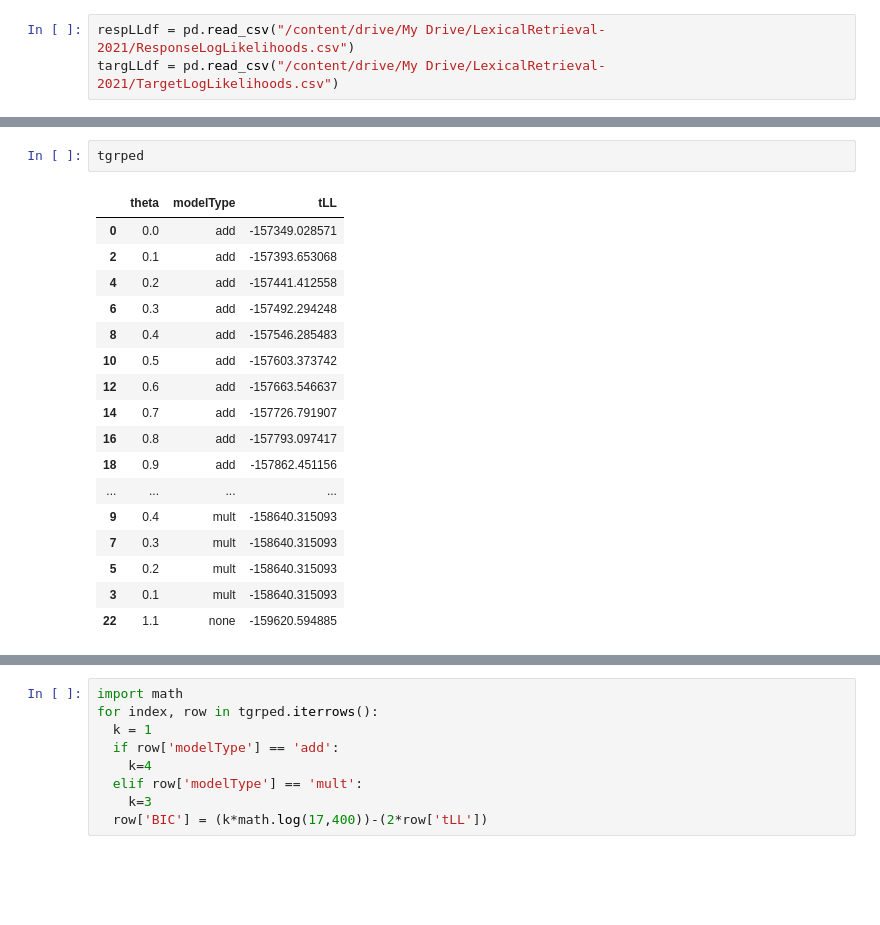
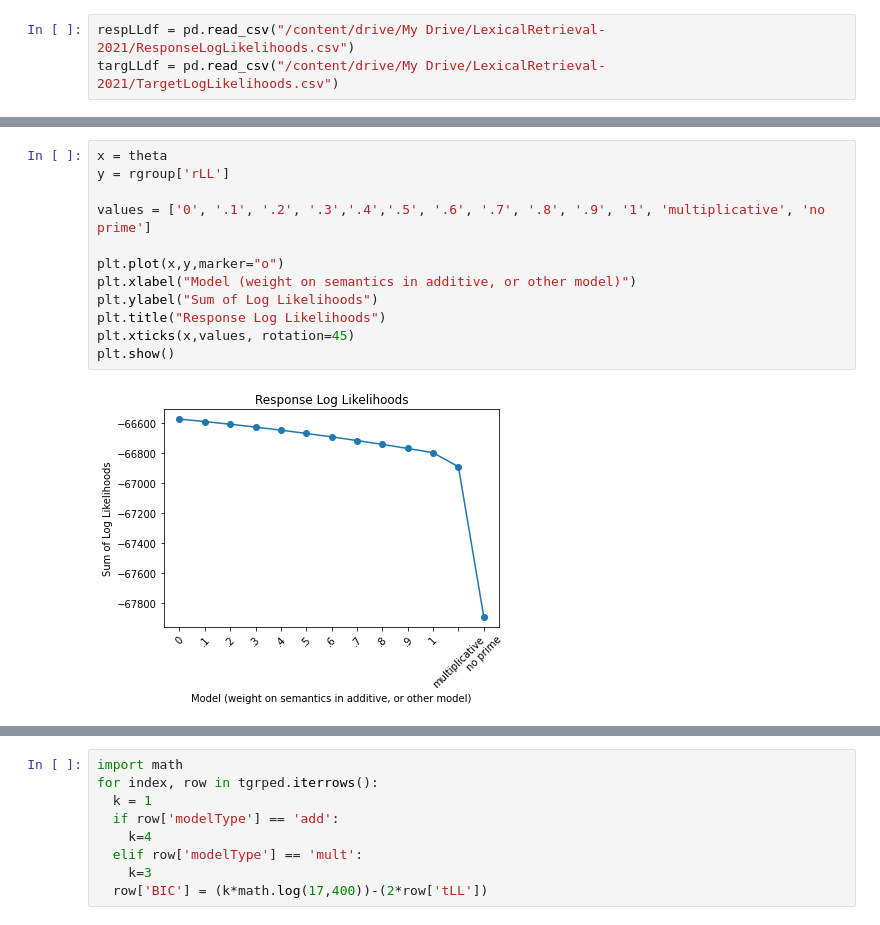
Before and after one commit to abhilasha-kumar/modeling-lexical-retrieval, a Jupyter notebook: LexicalRetrieval.ipynb, the cells around one changed output, grey strips where cells are left out. Cells and saved outputs as stored; diff of their text form; blank space fills up the shorter version.

Commit message:
log likelihood plots

```diff
--- a/LexicalRetrieval.ipynb
+++ b/LexicalRetrieval.ipynb
@@ -1139,20 +1197,14 @@ tgrped = targLLdf[['theta', 'modelType', 'tLL']].groupby(['theta', 'modelType'],
-# %%
-tgrped
-# %% [output]
-|  | theta | modelType | tLL |
-| 0 | 0.0 | add | -157349.028571 |
-| 2 | 0.1 | add | -157393.653068 |
-| 4 | 0.2 | add | -157441.412558 |
-| 6 | 0.3 | add | -157492.294248 |
-| 8 | 0.4 | add | -157546.285483 |
-| 10 | 0.5 | add | -157603.373742 |
-| 12 | 0.6 | add | -157663.546637 |
-| 14 | 0.7 | add | -157726.791907 |
-| 16 | 0.8 | add | -157793.097417 |
-| 18 | 0.9 | add | -157862.451156 |
-| ... | ... | ... | ... |
-| 9 | 0.4 | mult | -158640.315093 |
-| 7 | 0.3 | mult | -158640.315093 |
-| 5 | 0.2 | mult | -158640.315093 |
-| 3 | 0.1 | mult | -158640.315093 |
-| 22 | 1.1 | none | -159620.594885 |
+# %%
+x = theta
+y = rgroup['rLL']
+
+values = ['0', '.1', '.2', '.3','.4','.5', '.6', '.7', '.8', '.9', '1', 'multiplicative', 'no prime']
+
+plt.plot(x,y,marker="o")
+plt.xlabel("Model (weight on semantics in additive, or other model)")
+plt.ylabel("Sum of Log Likelihoods")
+plt.title("Response Log Likelihoods")
+plt.xticks(x,values, rotation=45)
+plt.show()
+# %% [output]
+[figure, added]
```
Also changed, not shown: parts of 11 cells of this notebook.
